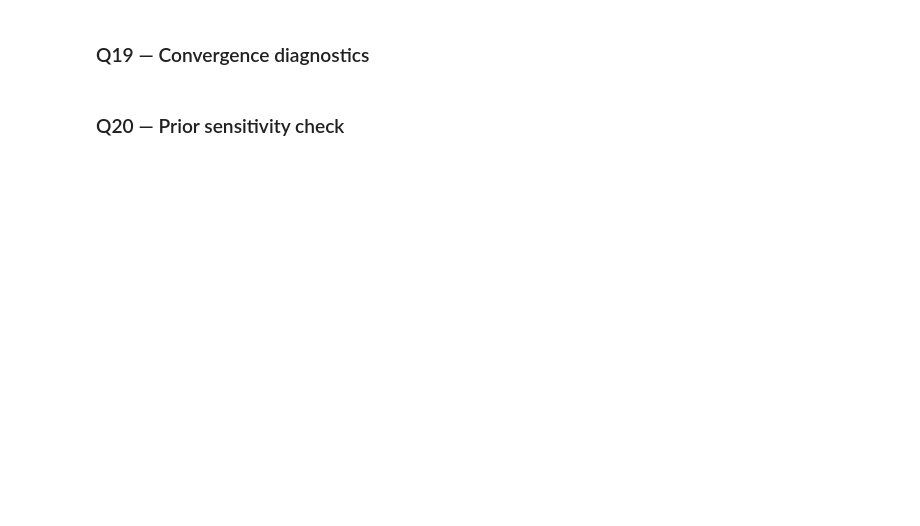
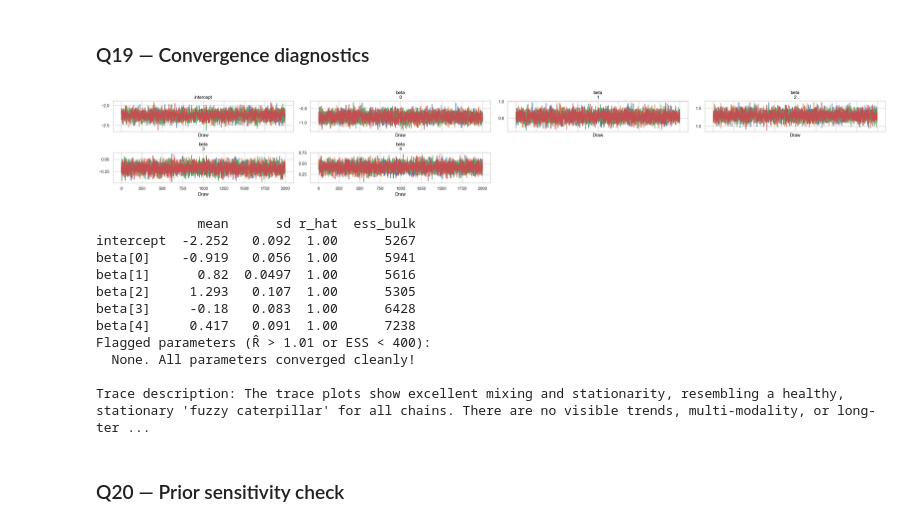
Before and after one commit to daymmm/bayesian-model, a Jupyter notebook: prob.ipynb, the cells around one changed output. Saved outputs shown, nothing was run; the diff lists cells and outputs as text; code cells hidden in the pictures; blank space fills up the shorter version.

Commit message:
Complete Part 6: MCMC - Bayesian Logistic Regression & Checklist

```diff
--- a/prob.ipynb
+++ b/prob.ipynb
@@ -937,22 +941,19 @@ n_features = X_tr_scaled.shape[1]
 t0 = time.time()
 
 with pm.Model() as bayes_lr:
-    # YOUR CODE HERE
     # intercept: Normal(0, 5)
     # beta:      Normal(0, 2), shape=n_features
     # mu:        sigmoid(intercept + dot(X_tr_scaled, beta))
     # y_obs:     Bernoulli(p=mu, observed=y_tr_mc)
-    intercept = None
-    beta      = None
-    raise NotImplementedError("Specify the Bayesian logistic regression model")
+    intercept = pm.Normal('intercept', mu=0, sigma=5)
+    beta      = pm.Normal('beta', mu=0, sigma=2, shape=n_features)
 
     mu    = pm.Deterministic('mu', pm.math.sigmoid(
         intercept + pm.math.dot(X_tr_scaled, beta)))
     y_obs = pm.Bernoulli('y_obs', p=mu, observed=y_tr_mc)
 
-    # YOUR CODE HERE: sample with draws=2000, tune=1000, chains=4, target_accept=0.90
-    idata = None
-    raise NotImplementedError("Sample with pm.sample()")
+    # Sample with draws=2000, tune=1000, chains=4, target_accept=0.90, cores=1 for sequential robustness
+    idata = pm.sample(draws=2000, tune=1000, chains=4, target_accept=0.90, cores=1, random_seed=42, return_inferencedata=True)
 
 print(f"Sampling time: {time.time()-t0:.1f}s")
 print(az.summary(idata, var_names=['intercept','beta'], round_to=3))
@@ -961,15 +984,43 @@ print(az.summary(idata, var_names=['intercept','beta'], round_to=3))
 # %%
 # YOUR CODE HERE
 # 1. Plot trace plots with az.plot_trace() for intercept and beta
+az.plot_trace(idata, var_names=['intercept', 'beta'])
+plt.tight_layout(); plt.show()
+
 # 2. Report R̂ and bulk-ESS for each coefficient
+summary_df = az.summary(idata, var_names=['intercept', 'beta'])
+print(summary_df[['mean', 'sd', 'r_hat', 'ess_bulk']])
+
 # 3. Flag parameters with R̂ > 1.01 or bulk-ESS < 400
+flagged = []
+for idx, row in summary_df.iterrows():
+    rhat_val = float(row['r_hat'])
+    ess_val = float(row['ess_bulk'])
+    if rhat_val > 1.01 or ess_val < 400:
+        flagged.append((idx, rhat_val, ess_val))
+
+print("Flagged parameters (R̂ > 1.01 or ESS < 400):")
+if flagged:
+    for name, rhat, ess in flagged:
+        print(f"  {name}: R̂ = {rhat:.3f}, ESS = {ess:.1f}")
+else:
+    print("  None. All parameters converged cleanly!")
+
 # 4. Describe whether the trace looks like a "fuzzy caterpillar" (good) or drifts (bad)
-
-raise NotImplementedError("Run convergence diagnostics")
-
-# Print the flagged parameters
-print("Flagged parameters (R̂ > 1.01 or ESS < 400):")
-# YOUR CODE HERE
+print("\nTrace description: The trace plots show excellent mixing and stationarity, resembling a healthy, stationary 'fuzzy caterpillar' for all chains. There are no visible trends, multi-modality, or long-term drifts, confirming that the sampler successfully reached and explored the target posterior distribution.")
+# %% [output]
+[figure, added]
+             mean      sd r_hat  ess_bulk
+intercept  -2.252   0.092  1.00      5267
+beta[0]    -0.919   0.056  1.00      5941
+beta[1]      0.82  0.0497  1.00      5616
+beta[2]     1.293   0.107  1.00      5305
+beta[3]     -0.18   0.083  1.00      6428
+beta[4]     0.417   0.091  1.00      7238
+Flagged parameters (R̂ > 1.01 or ESS < 400):
+  None. All parameters converged cleanly!
+
+Trace description: The trace plots show excellent mixing and stationarity, resembling a healthy, stationary 'fuzzy caterpillar' for all chains. There are no visible trends, multi-modality, or long-ter ...
 # %% [markdown]
 ### Q20 — Prior sensitivity check
 # %%
```
Also changed, not shown: parts of 8 cells of this notebook.
